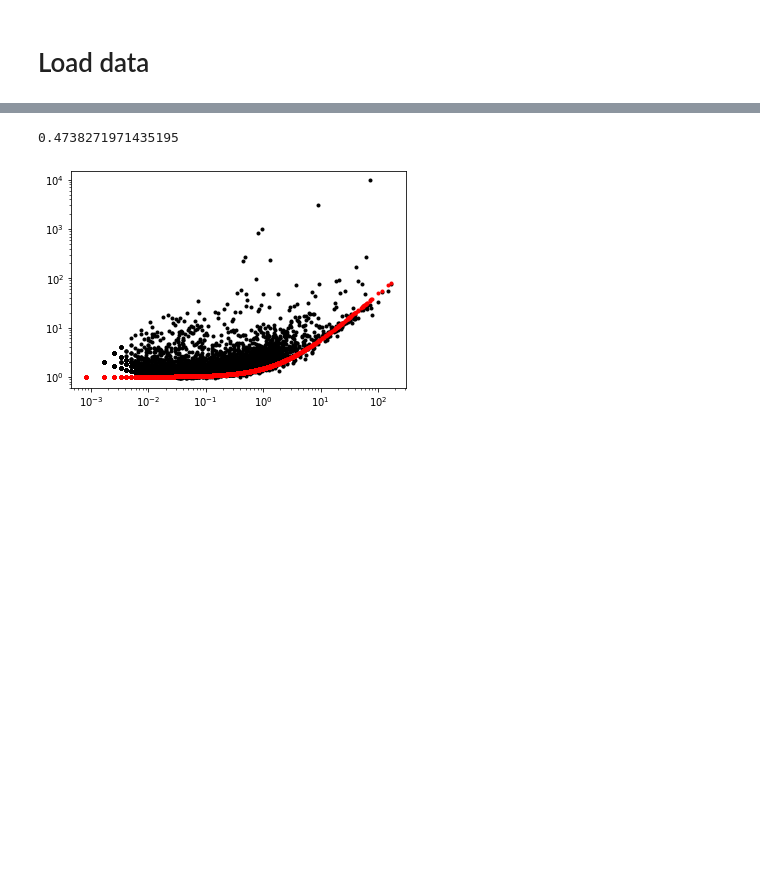
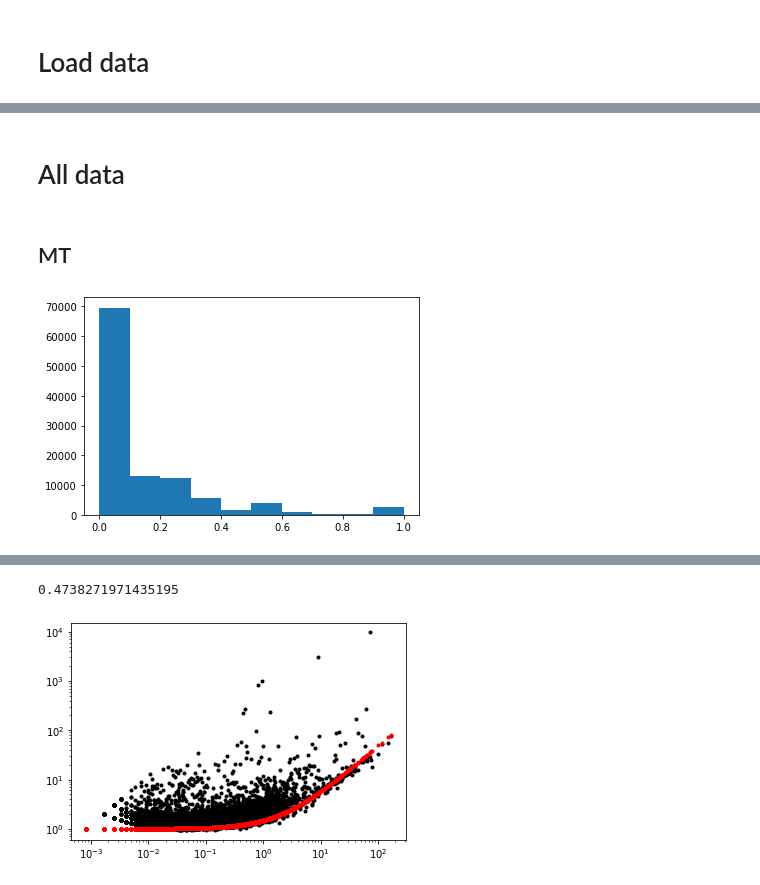
Before and after one commit to meichenfang/FP_2025, a Jupyter notebook: empty_droplets.ipynb, the cells around one changed output, grey strips where cells are left out. Saved outputs shown, nothing was run; the diff lists cells and outputs as text; code cells hidden in the pictures; blank space fills up the shorter version.

```diff
--- a/empty_droplets.ipynb
+++ b/empty_droplets.ipynb
@@ -28,0 +27,4 @@ adata = raw_data[filtered_idx]
+# %%
+var_names = pd.read_csv(f'/home/ggorin/count_data/{dataset_meta}/counts_unfiltered/spliced.genes.txt',header=None)
+gene_names = pd.DataFrame([ gene.split(".")[0] for gene in var_names[0]])
+gene_names
@@ -28,0 +62,22 @@ adata = raw_data[filtered_idx]
+# %%
+MT_ID = []
+nonMT_ID = []
+for i in range(len(gene_info)):
+    if type(gene_info['Gene name'][i]) is str:
+        if gene_info['Gene name'][i][:3] == "MT-":
+            MT_ID.append(gene_info['Gene stable ID'][i])
+        else:
+            nonMT_ID.append(gene_info['Gene stable ID'][i])
+# %% [markdown]
+# All data
+# %% [markdown]
+## MT
+# %%
+MT_idx = gene_names.isin(MT_ID)[0]
+data = raw_data.layers[spliced_layer].toarray()
+MT_sum = data[:,MT_idx].sum(axis=1)
+total_UMI = data.sum(axis=1)
+# %%
+plt.hist(MT_sum/total_UMI);
+# %% [output]
+[figure, added]
```
Also changed, not shown: parts of 99 cells of this notebook, 2 other files.
